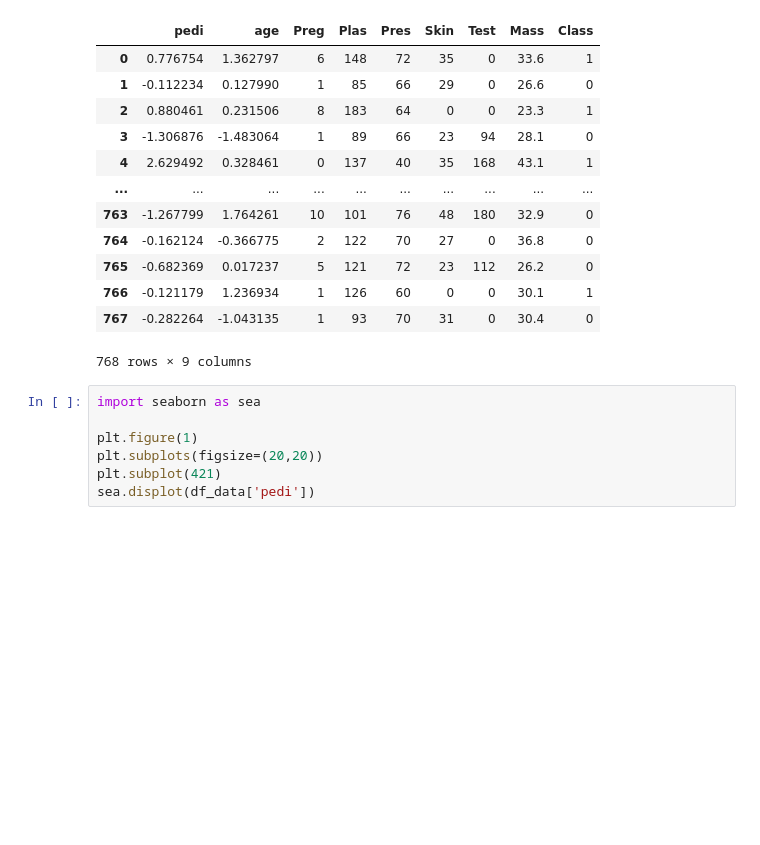
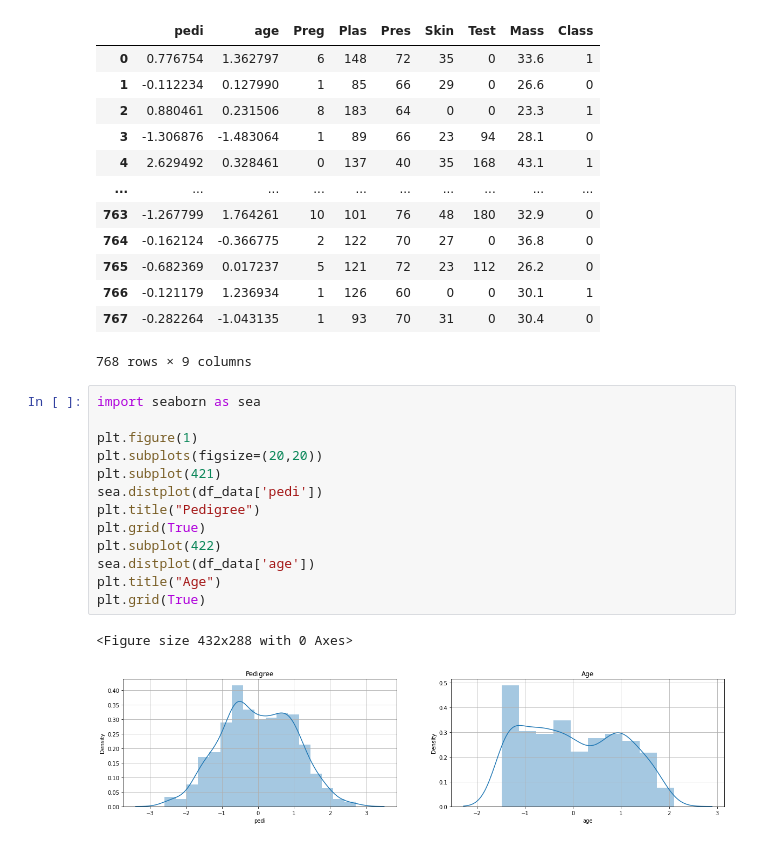
Before and after one commit to Felipelv199/mineria-de-datos, a Jupyter notebook: sessions/20211009-session/main.ipynb, the cells around one changed output. Cells and saved outputs as stored; diff of their text form; blank space fills up the shorter version.

```diff
--- a/sessions/20211009-session/main.ipynb
+++ b/sessions/20211009-session/main.ipynb
@@ -97,7 +101,16 @@ df_data
 # %%
 import seaborn as sea
 
 plt.figure(1)
 plt.subplots(figsize=(20,20))
 plt.subplot(421)
-sea.displot(df_data['pedi'])
+sea.distplot(df_data['pedi'])
+plt.title("Pedigree")
+plt.grid(True)
+plt.subplot(422)
+sea.distplot(df_data['age'])
+plt.title("Age")
+plt.grid(True)
+# %% [output]
+<Figure size 432x288 with 0 Axes>
+[figure, added]
```
Also changed, not shown: parts of 1 cell of this notebook, 1 other file.
